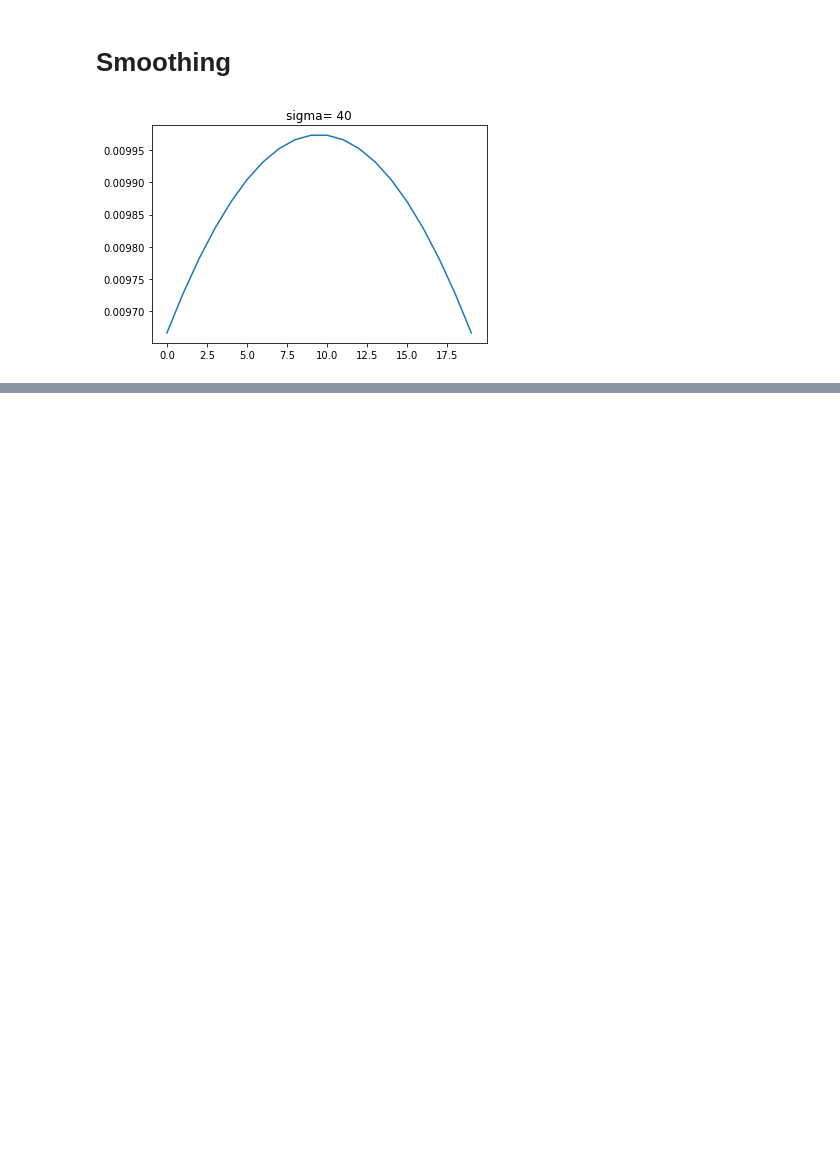
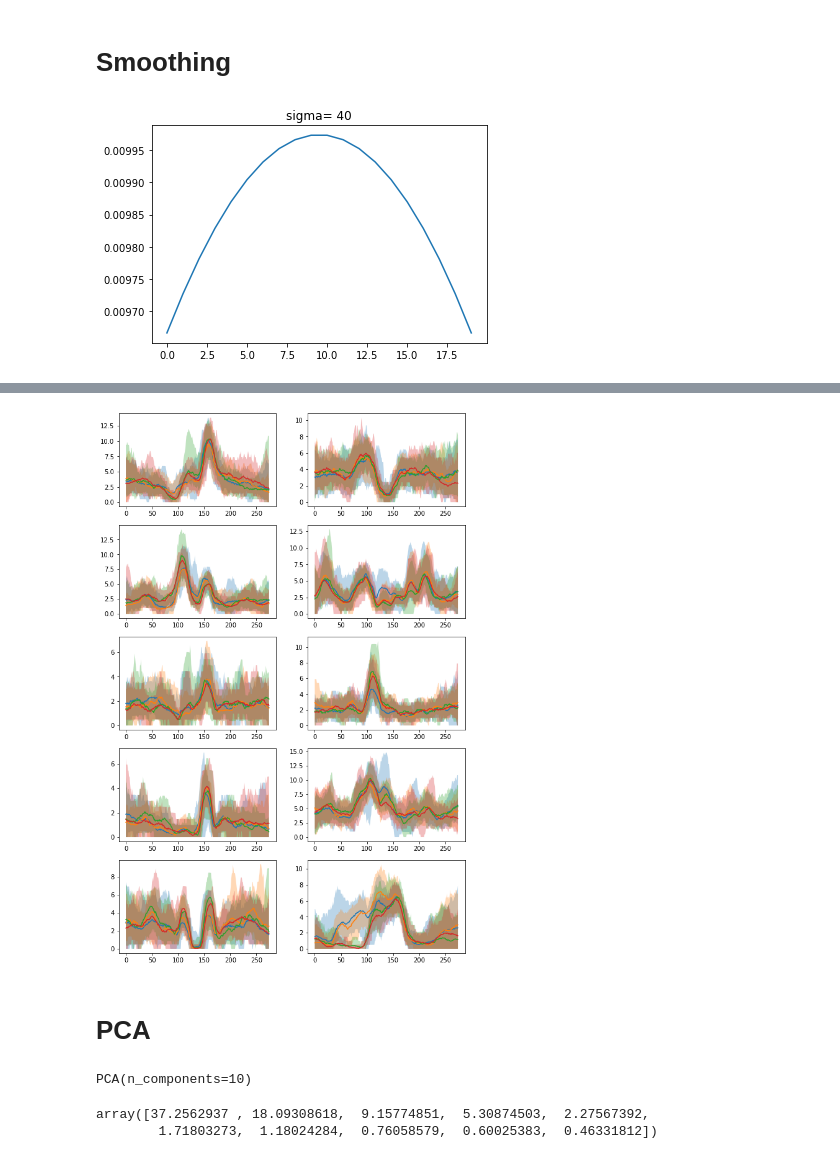
Before and after one commit to CONECT-INT/2022_CENTURI-SummerSchool, a Jupyter notebook: dev/dataset2_river.ipynb, the cells around one changed output, grey strips where cells are left out. Drawn from its saved outputs; the diff is of its cells as text; code cells hidden in the pictures; blank space fills up the shorter version.

Commit message:
data2 pca

```diff
--- a/dev/dataset2_river.ipynb
+++ b/dev/dataset2_river.ipynb
@@ -164,0 +142,5 @@ smoothed_bin_spikes[:,0,(grips == 1) & (forces == 2)].shape
+# %%
+PG_HF = smoothed_fr[:,:,(grips == 2) & (forces == 1)]
+PG_LF = smoothed_fr[:,:,(grips == 2) & (forces == 2)]
+SG_HF = smoothed_fr[:,:,(grips == 1) & (forces == 1)]
+SG_LF = smoothed_fr[:,:,(grips == 1) & (forces == 2)]
@@ -164,0 +160,32 @@ smoothed_bin_spikes[:,0,(grips == 1) & (forces == 2)].shape
+# %%
+fig, axes = plt.subplots(5, 2, figsize=(10,4*4))
+for i in range(10):
+    boot = resample(PG_HF[:,i,:].T, replace=True, n_samples=PG_HF.shape[2], random_state=1)
+#     axes[i%5,i//5].fill_between(range(len(t_stamps)), np.min(boot.T, axis=1), np.max(boot.T, axis=1), alpha=0.3)
+    lower = np.percentile(boot, [2.5, 97.5], axis=0)[0]
+    upper = np.percentile(boot, [2.5, 97.5], axis=0)[1]
+    axes[i%5,i//5].plot(range(len(t_stamps)), np.mean(boot.T, axis=1))
+    axes[i%5,i//5].fill_between(range(len(t_stamps)), lower, upper, alpha=0.3)
+
+    boot = resample(PG_LF[:,i,:].T, replace=True, n_samples=PG_LF.shape[2], random_state=1)
+#     axes[i%5,i//5].fill_between(range(len(t_stamps)), np.min(boot.T, axis=1), np.max(boot.T, axis=1), alpha=0.3)
+    lower = np.percentile(boot, [2.5, 97.5], axis=0)[0]
+    upper = np.percentile(boot, [2.5, 97.5], axis=0)[1]
+    axes[i%5,i//5].plot(range(len(t_stamps)), np.mean(boot.T, axis=1))
+    axes[i%5,i//5].fill_between(range(len(t_stamps)), lower, upper, alpha=0.3)
+
+    boot = resample(SG_HF[:,i,:].T, replace=True, n_samples=SG_HF.shape[2], random_state=1)
+    lower = np.percentile(boot, [2.5, 97.5], axis=0)[0]
+    upper = np.percentile(boot, [2.5, 97.5], axis=0)[1]
+    axes[i%5,i//5].plot(range(len(t_stamps)), np.mean(boot.T, axis=1))
+    axes[i%5,i//5].fill_between(range(len(t_stamps)), lower, upper, alpha=0.3)
+
+    boot = resample(SG_LF[:,i,:].T, replace=True, n_samples=SG_LF.shape[2], random_state=1)
+    lower = np.percentile(boot, [2.5, 97.5], axis=0)[0]
+    upper = np.percentile(boot, [2.5, 97.5], axis=0)[1]
+    axes[i%5,i//5].plot(range(len(t_stamps)), np.mean(boot.T, axis=1))
+    axes[i%5,i//5].fill_between(range(len(t_stamps)), lower, upper, alpha=0.3)
+# %% [output]
+[figure, added]
+# %% [markdown]
+# PCA
@@ -164,0 +204,10 @@ smoothed_bin_spikes[:,0,(grips == 1) & (forces == 2)].shape
+# %%
+pca = PCA(n_components=10)
+pca.fit((PSTH_concat - data_mean))
+# %% [output]
+PCA(n_components=10)
+# %%
+pca.explained_variance_
+# %% [output]
+array([37.2562937 , 18.09308618,  9.15774851,  5.30874503,  2.27567392,
+        1.71803273,  1.18024284,  0.76058579,  0.60025383,  0.46331812])
```
Also changed, not shown: parts of 34 cells of this notebook.
